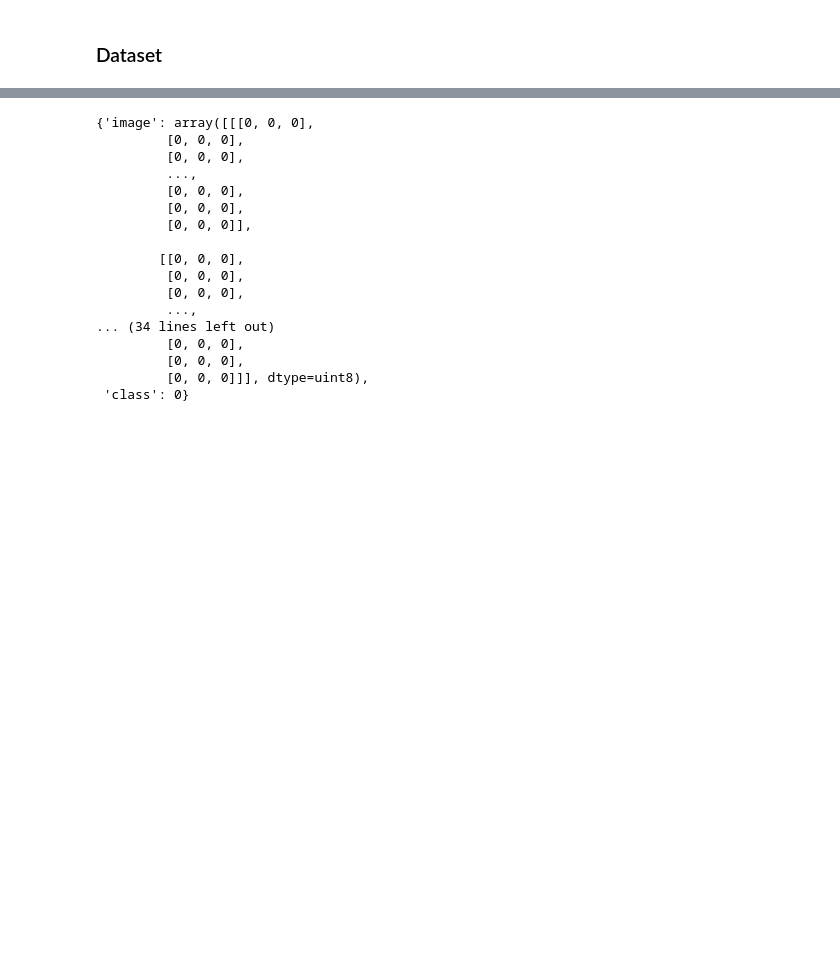
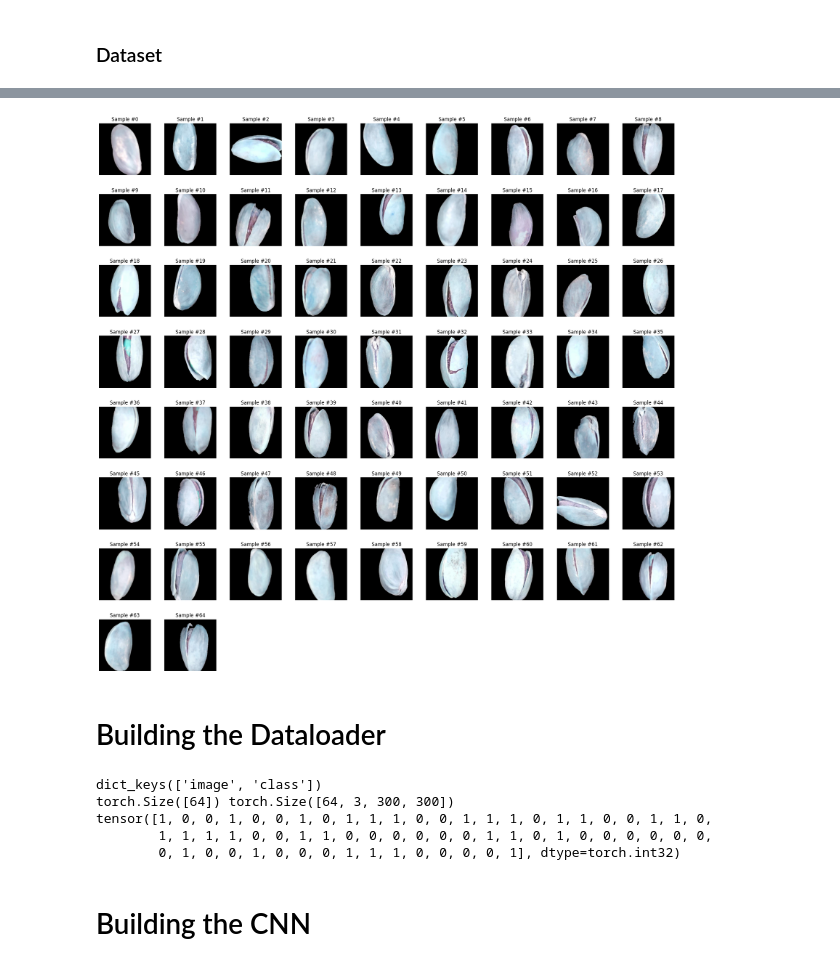
Before and after one commit to LukasBeckers/training, a Jupyter notebook: CNN.ipynb, the cells around one changed output, grey strips where cells are left out. Saved outputs shown, nothing was run; the diff lists cells and outputs as text; code cells hidden in the pictures; blank space fills up the shorter version.

```diff
--- a/CNN.ipynb
+++ b/CNN.ipynb
@@ -55,0 +168,28 @@ len(ds)
+# %%
+# Composing the transformations
+
+scale = Rescale((400, 400))
+crop = RandomCrop((300, 300))
+norm = Normalize()
+to_tensor = ToTensor()
+
+test_transforms = transforms.Compose([scale, crop])
+full_transforms = transforms.Compose([scale, crop, norm, to_tensor])
+
+# View a few samples from the dataset
+
+n_show = 64
+fig = plt.figure(figsize=[20, 20])
+
+for i, sample in enumerate(base_ds):
+    sample = test_transforms(sample)
+    ax = plt.subplot(8, n_show//8 + 1, i + 1)
+    plt.tight_layout()
+    ax.set_title('Sample #{}'.format(i))
+    ax.axis('off')
+    ax.imshow(sample["image"])
+    if i == n_show:
+        plt.show()
+        break
+# %% [output]
+[figure, added]
@@ -56,20 +202,20 @@ len(ds)
+# %% [markdown]
+# Building the Dataloader
 # %%
-ds[0]
+train_loader = DataLoader(train_ds, batch_size=64,  shuffle=True)
+val_loader = DataLoader(val_ds, batch_size=64,  shuffle=True)
+test_loader = DataLoader(test_ds, batch_size=64,  shuffle=True)
-# %% [output]
-{'image': array([[[0, 0, 0],
-         [0, 0, 0],
-         [0, 0, 0],
-         ...,
-         [0, 0, 0],
-         [0, 0, 0],
-         [0, 0, 0]],
-
-        [[0, 0, 0],
-         [0, 0, 0],
-         [0, 0, 0],
-         ...,
-... (34 lines left out)
-         [0, 0, 0],
-         [0, 0, 0],
-         [0, 0, 0]]], dtype=uint8),
- 'class': 0}
+# %%
+for batch in train_loader:
+    print(batch.keys())
+    print(batch["class"].shape, batch["image"].shape)
+    print(batch["class"])
+    break
+# %% [output]
+dict_keys(['image', 'class'])
+torch.Size([64]) torch.Size([64, 3, 300, 300])
+tensor([1, 0, 0, 1, 0, 0, 1, 0, 1, 1, 1, 0, 0, 1, 1, 1, 0, 1, 1, 0, 0, 1, 1, 0,
+        1, 1, 1, 1, 0, 0, 1, 1, 0, 0, 0, 0, 0, 0, 1, 1, 0, 1, 0, 0, 0, 0, 0, 0,
+        0, 1, 0, 0, 1, 0, 0, 0, 1, 1, 1, 0, 0, 0, 0, 1], dtype=torch.int32)
+# %% [markdown]
+# Building the CNN
```
Also changed, not shown: parts of 9 cells of this notebook.
